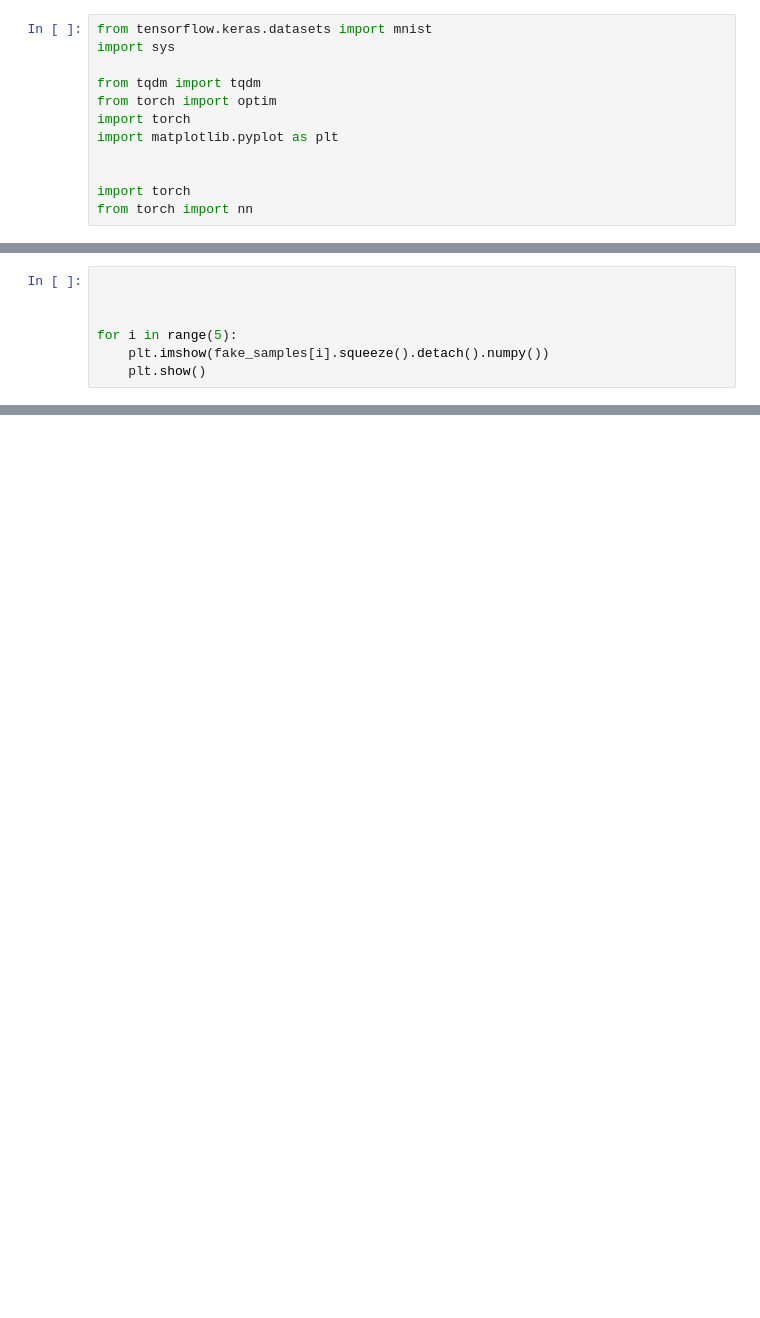
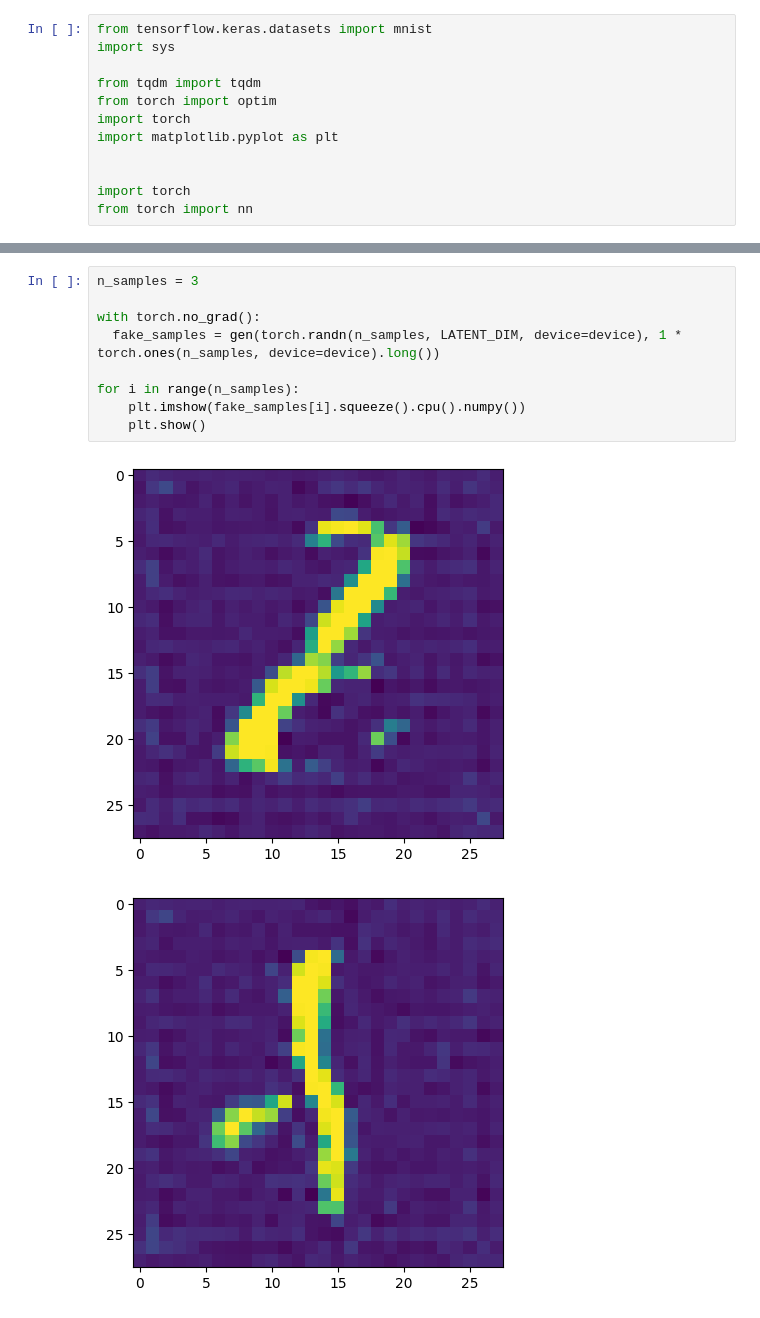
Before and after one commit to go-gle/ALTERGRAD-CGM-22, a Jupyter notebook: tutorials/cond_wgan.ipynb, the cells around one changed output, grey strips where cells are left out. Cells and saved outputs as stored; diff of their text form; blank space fills up the shorter version.

```diff
--- a/tutorials/cond_wgan.ipynb
+++ b/tutorials/cond_wgan.ipynb
@@ -175,7 +192,0 @@ plt.legend();
-# %%
-
-
-
-for i in range(5):
-    plt.imshow(fake_samples[i].squeeze().detach().numpy())
-    plt.show()
@@ -187,0 +193,12 @@ for i in range(5):
+# %%
+n_samples = 3
+
+with torch.no_grad():
+  fake_samples = gen(torch.randn(n_samples, LATENT_DIM, device=device), 1 * torch.ones(n_samples, device=device).long())
+
+for i in range(n_samples):
+    plt.imshow(fake_samples[i].squeeze().cpu().numpy())
+    plt.show()
+# %% [output]
+[figure, added]
+[figure, added]
```
Also changed, not shown: parts of 15 cells of this notebook.
